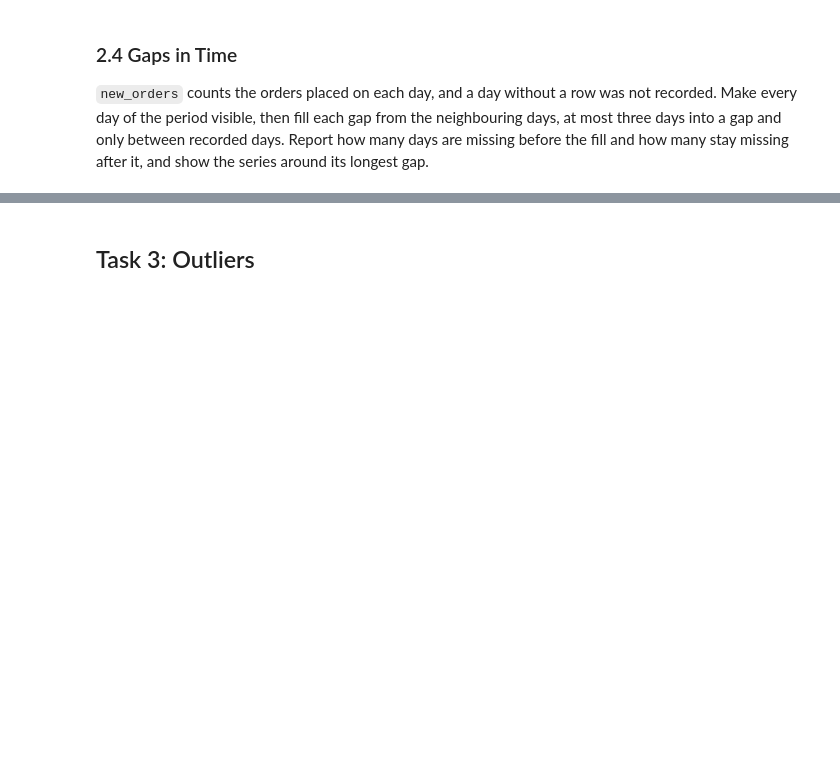
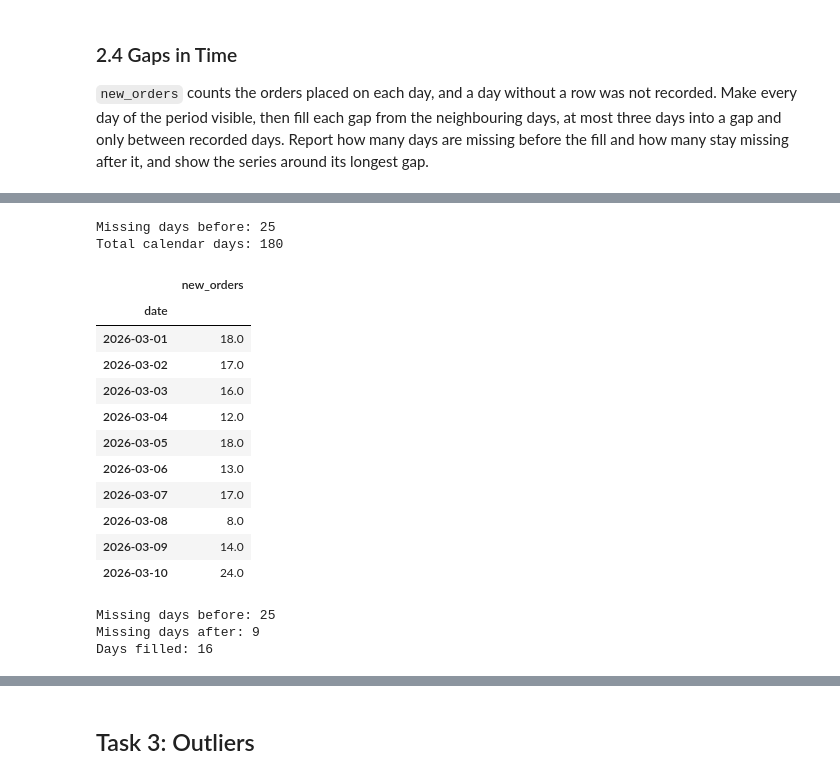
Before and after one commit to andrejgruevski/data-science, a Jupyter notebook: labs/03-online-orders/notebook.ipynb, the cells around one changed output, grey strips where cells are left out. Saved outputs shown, nothing was run; the diff lists cells and outputs as text; code cells hidden in the pictures; blank space fills up the shorter version.

```diff
--- a/labs/03-online-orders/notebook.ipynb
+++ b/labs/03-online-orders/notebook.ipynb
@@ -366,0 +654,63 @@ Hide the known package weight of every training order whose identifier is divisi
+# %%
+
+# Kopija od originalnite podatoci
+daily = new_orders.copy()
+
+# Prva kolona = datum, vtora = broj na naracki
+date_col = daily.columns[0]
+count_col = daily.columns[1]
+
+# Pretvoranje vo datetime
+daily[date_col] = pd.to_datetime(daily[date_col])
+
+# Datumot stanuva indeks
+daily = daily.set_index(date_col).sort_index()
+
+# Gi prikazuvame site kalendarski denovi
+daily = daily.asfreq("D")
+
+# Broj na missing days
+missing_before = daily[count_col].isna().sum()
+
+print("Missing days before:", missing_before)
+print("Total calendar days:", len(daily))
+
+display(daily.head(10))
+# %% [output]
+Missing days before: 25
+Total calendar days: 180
+|  | new_orders |
+| date |  |
+| 2026-03-01 | 18.0 |
+| 2026-03-02 | 17.0 |
+| 2026-03-03 | 16.0 |
+| 2026-03-04 | 12.0 |
+| 2026-03-05 | 18.0 |
+| 2026-03-06 | 13.0 |
+| 2026-03-07 | 17.0 |
+| 2026-03-08 | 8.0 |
+| 2026-03-09 | 14.0 |
+| 2026-03-10 | 24.0 |
+# %%
+
+# Kopija pred interpolacija
+daily_filled = daily.copy()
+
+# Interpolation so limit od 3 dena
+daily_filled[count_col] = daily[count_col].interpolate(
+    method="time",
+    limit=3,
+    limit_direction="forward",
+    limit_area="inside"
+)
+
+# Broj na missing values po interpolacija
+missing_after = daily_filled[count_col].isna().sum()
+
+print("Missing days before:", missing_before)
+print("Missing days after:", missing_after)
+print("Days filled:", missing_before - missing_after)
+# %% [output]
+Missing days before: 25
+Missing days after: 9
+Days filled: 16
```
Also changed, not shown: parts of 12 cells of this notebook.
